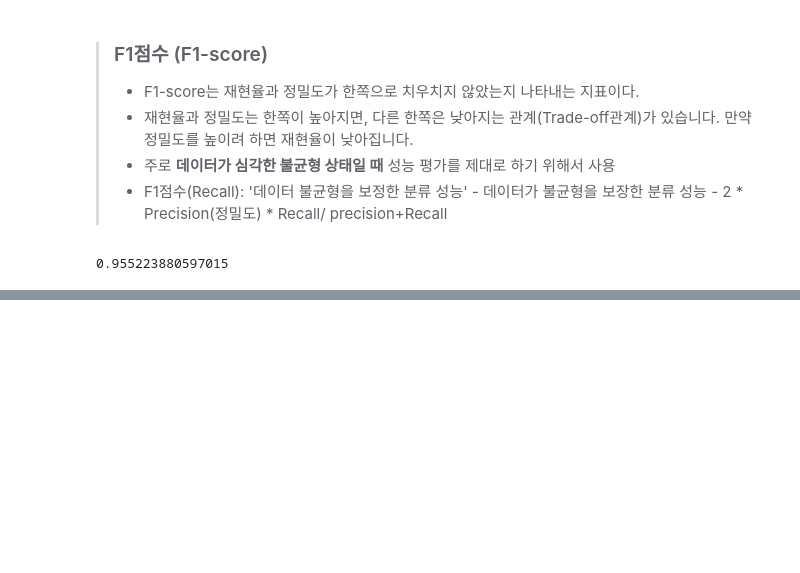
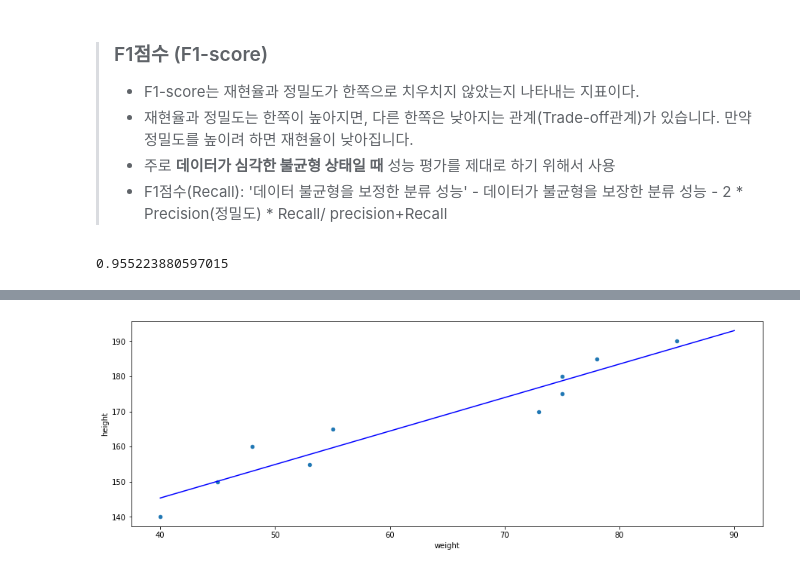
Before and after one commit to sleeptiger/Abc-project, a Jupyter notebook: 머신러닝L.ipynb, the cells around one changed output, grey strips where cells are left out. Saved outputs shown, nothing was run; the diff lists cells and outputs as text; code cells hidden in the pictures; blank space fills up the shorter version.

```diff
--- a/머신러닝L.ipynb
+++ b/머신러닝L.ipynb
@@ -734,0 +800,2 @@ auc_score: 0.96
+# %%
+lr_model.fit(df['weight'].values.reshape(-1,1), df['height'])
@@ -734,0 +814,4 @@ auc_score: 0.96
+# %%
+x = np.linspace(40, 90, 50)
+y = lr_model.coef_[0]*x + lr_model.intercept_ # Y = W*X + b
+y
@@ -734,0 +832,7 @@ auc_score: 0.96
+# %%
+# 선형 회귀 선 시각화
+df.plot.scatter(x='weight', y='height', figsize=(15,5))
+plt.plot(x,y, c='blue')
+plt.show()
+# %% [output]
+[figure, added]
```
Also changed, not shown: parts of 41 cells of this notebook.
